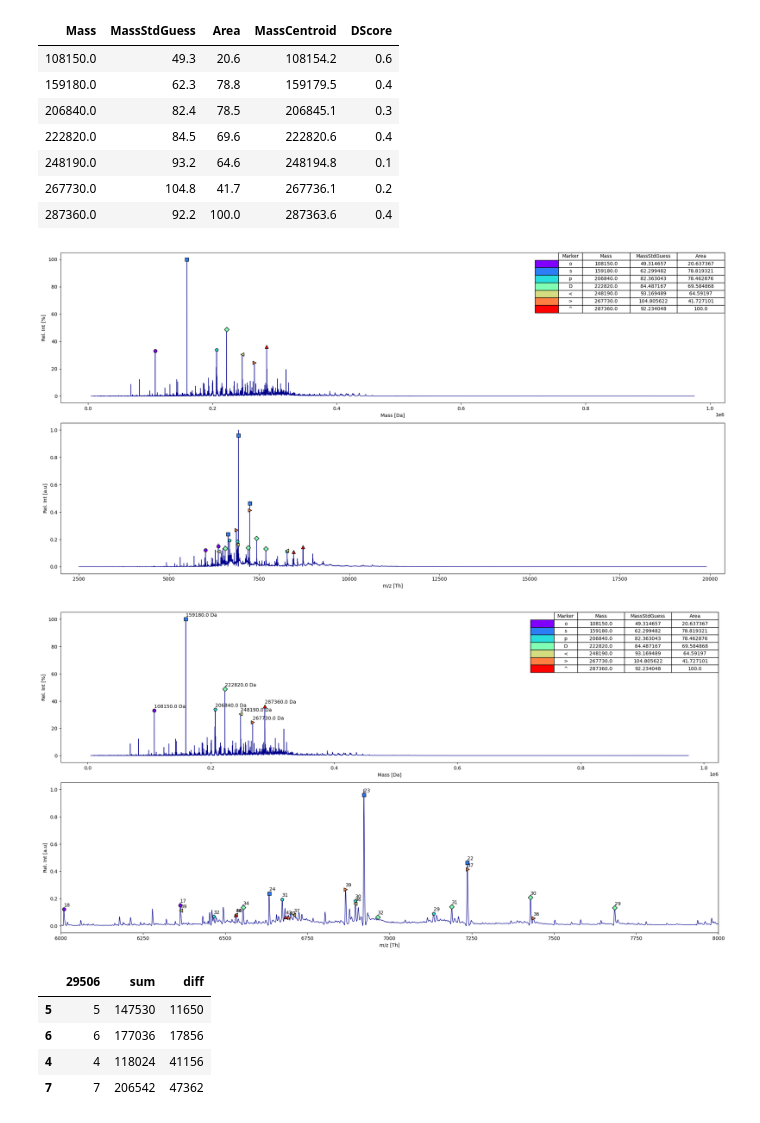
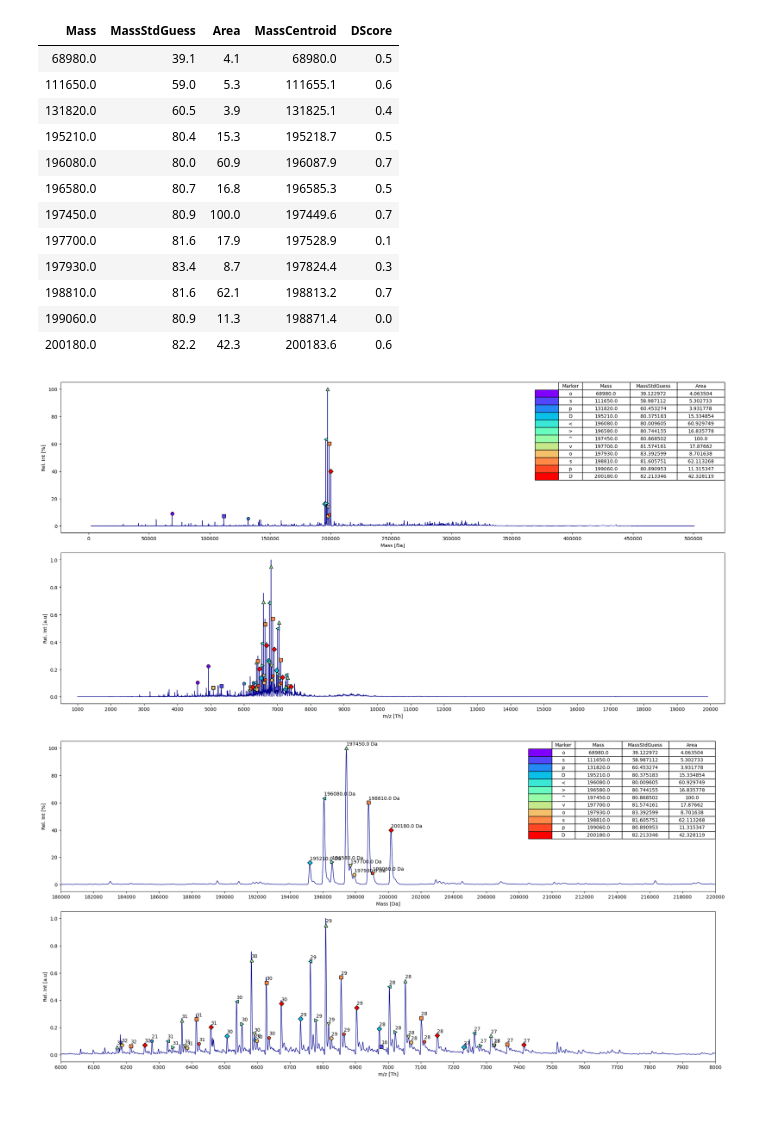
Before and after one commit to sknesiron/NativeMS_Analysis, a Jupyter notebook: ms_analysis.ipynb, the cells around one changed output. Cells and saved outputs as stored; diff of their text form; code cells hidden in the pictures.

```diff
--- a/ms_analysis.ipynb
+++ b/ms_analysis.ipynb
@@ -5,8 +5,8 @@ from glob import glob
 import numpy as np
 import seaborn as sns
 # %%
-load_file=r"C:\Users\chem-chem1918\OneDrive\Documents\2_Master\5_Labrotations\AK-Rauschenbach\Data\Proteasome\20240821_Optimization-PA28\20240821_PA28y_trappressure6_intrap-50_1.RAW"
-output_folder="crazy_test"
+load_file=r"C:\Users\chem-chem1918\OneDrive\Documents\2_Master\5_Labrotations\AK-Rauschenbach\Data\Proteasome\20241023_PA28-Inhibitors\PA28ab_DMSO\20241023_PA28ab_DMSO2_1.RAW"
+output_folder="PA28ab_DMSO_1"
 # %%
 extractor=SpectraExtractor(load_file)
 
@@ -69,7 +71,7 @@ unidec.plot_mass_data(
 unidec.plot_mz_data(
     ax=ax[1],
     zoom=None,
-    threshold=0.1
+    threshold=0.05
 )
 
 unidec.plot_table(ax[0])
@@ -79,44 +81,35 @@ fig3.savefig(f"{folder}/unidec_results_wide.png",dpi=300)
 df.drop(columns=["AvgCharge","StdDevCharge","Height","MassFWHM","MassErrorBetweenZ","Marker"]).style.hide(axis='index').format(precision=1)
 # %% [output]
 | Mass | MassStdGuess | Area | MassCentroid | DScore |
-| 108150.0 | 49.3 | 20.6 | 108154.2 | 0.6 |
-| 159180.0 | 62.3 | 78.8 | 159179.5 | 0.4 |
-| 206840.0 | 82.4 | 78.5 | 206845.1 | 0.3 |
-| 222820.0 | 84.5 | 69.6 | 222820.6 | 0.4 |
-| 248190.0 | 93.2 | 64.6 | 248194.8 | 0.1 |
-| 267730.0 | 104.8 | 41.7 | 267736.1 | 0.2 |
-| 287360.0 | 92.2 | 100.0 | 287363.6 | 0.4 |
+| 68980.0 | 39.1 | 4.1 | 68980.0 | 0.5 |
+| 111650.0 | 59.0 | 5.3 | 111655.1 | 0.6 |
+| 131820.0 | 60.5 | 3.9 | 131825.1 | 0.4 |
+| 195210.0 | 80.4 | 15.3 | 195218.7 | 0.5 |
+| 196080.0 | 80.0 | 60.9 | 196087.9 | 0.7 |
+| 196580.0 | 80.7 | 16.8 | 196585.3 | 0.5 |
+| 197450.0 | 80.9 | 100.0 | 197449.6 | 0.7 |
+| 197700.0 | 81.6 | 17.9 | 197528.9 | 0.1 |
+| 197930.0 | 83.4 | 8.7 | 197824.4 | 0.3 |
+| 198810.0 | 81.6 | 62.1 | 198813.2 | 0.7 |
+| 199060.0 | 80.9 | 11.3 | 198871.4 | 0.0 |
+| 200180.0 | 82.2 | 42.3 | 200183.6 | 0.6 |
-[figure, old version]
+[figure, new version]
 # %%
 fig4,ax=plt.subplots(2,1, figsize=(20,10))
 unidec.plot_mass_data(
     ax=ax[0],
-    zoom=None,
+    zoom=[180000,220000],
     display_masses=True
 )
 unidec.plot_mz_data(
     ax=ax[1],
     zoom=[6000,8000],
     threshold=0.05,
     display_charges=True
 )
 
 unidec.plot_table(ax[0])
 fig4.tight_layout()
 fig4.savefig(f"{folder}/unidec_results_zoom.png",dpi=300)
 # %% [output]
-[figure, old version]
+[figure, new version]
-# %%
-get_likely_composition(
-    array=[29506],
-    mass=159180,
-    no_subunits=20,
-    max_mutliplicates=20,
-    tolerance=50000
-)
-# %% [output]
-|  | 29506 | sum | diff |
-| 5 | 5 | 147530 | 11650 |
-| 6 | 6 | 177036 | 17856 |
-| 4 | 4 | 118024 | 41156 |
-| 7 | 7 | 206542 | 47362 |
```
Also changed, not shown: parts of 7 cells of this notebook, 2 other files.
